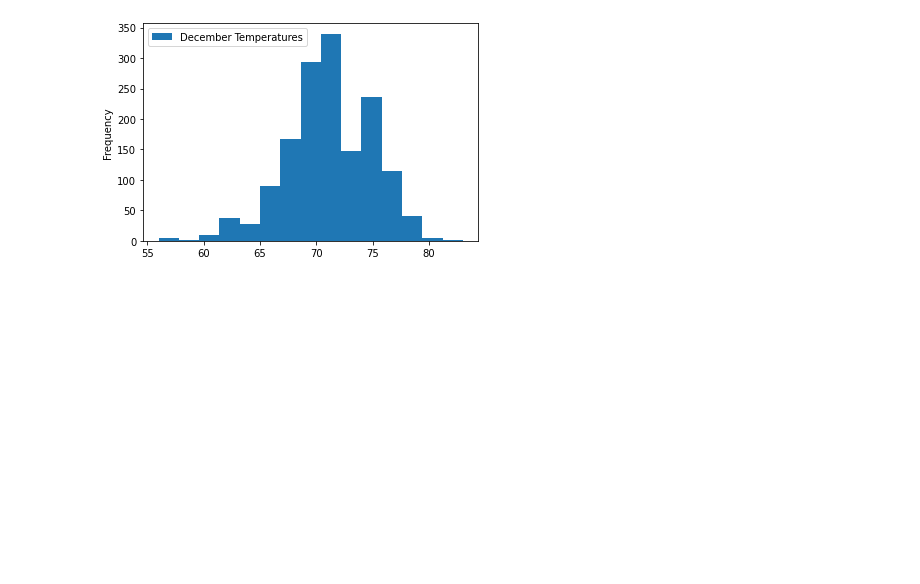
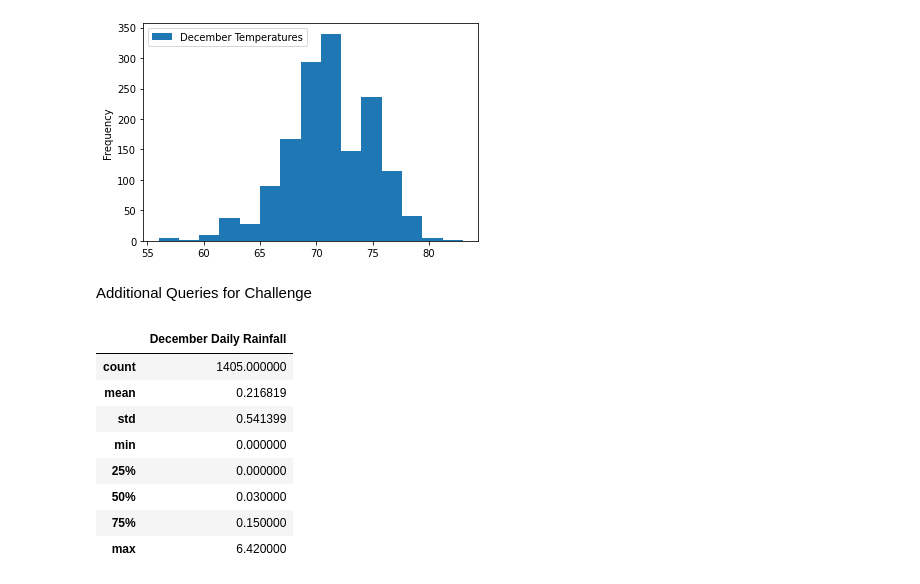
Before and after one commit to jrpillai/surfs_up, a Jupyter notebook: SurfsUp_Challenge.ipynb, the cells around one changed output. Saved outputs shown, nothing was run; the diff lists cells and outputs as text; code cells hidden in the pictures; blank space fills up the shorter version.

```diff
--- a/SurfsUp_Challenge.ipynb
+++ b/SurfsUp_Challenge.ipynb
@@ -124,3 +124,27 @@ tobs_dec_df.plot.hist(bins=15)
 plt.savefig('dec_hist.png')
 # %% [output]
 [figure]
+# %% [markdown]
+Additional Queries for Challenge
+# %%
+# Write a query that filters the Measurement table to retrieve the precipitation for the month of December and June.
+prcp_dec = session.query(Measurement.prcp).filter(extract('month', Measurement.date)=='12').all()
+prcp_june = session.query(Measurement.prcp).filter(extract('month', Measurement.date)=='06').all()
+# %%
+# Convert the precipitation observations to lists.
+prcp_dec_list = list(prcp_dec)
+prcp_june_list = list(prcp_june)
+# %%
+# Convert the December list to dataframe and run summary statistics.
+prcp_dec_df = pd.DataFrame(prcp_dec_list, columns=["December Daily Rainfall"])
+prcp_dec_df.describe()
+# %% [output]
+|  | December Daily Rainfall |
+| count | 1405.000000 |
+| mean | 0.216819 |
+| std | 0.541399 |
+| min | 0.000000 |
+| 25% | 0.000000 |
+| 50% | 0.030000 |
+| 75% | 0.150000 |
+| max | 6.420000 |
```
Also changed, not shown: parts of 5 cells of this notebook, 5 other files.
